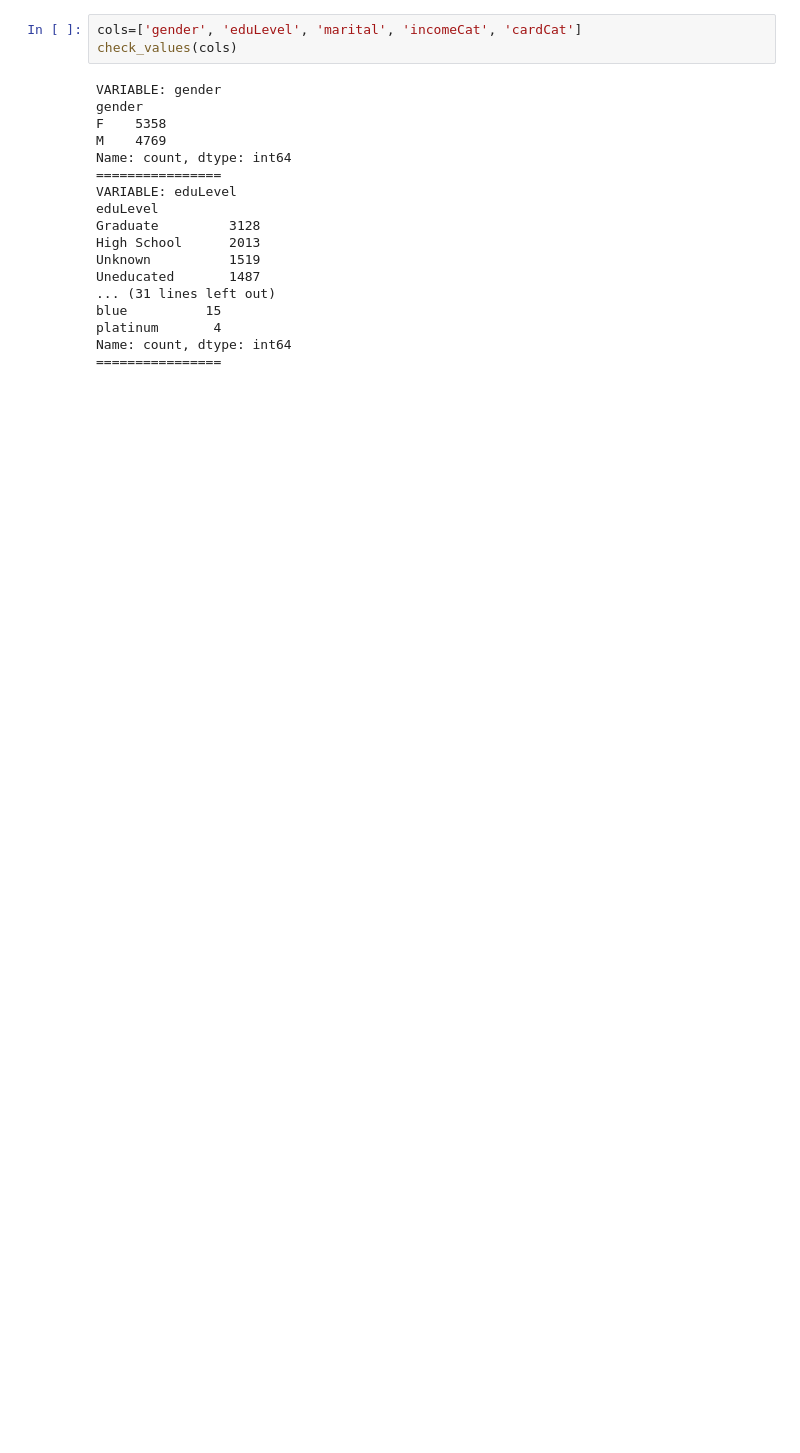
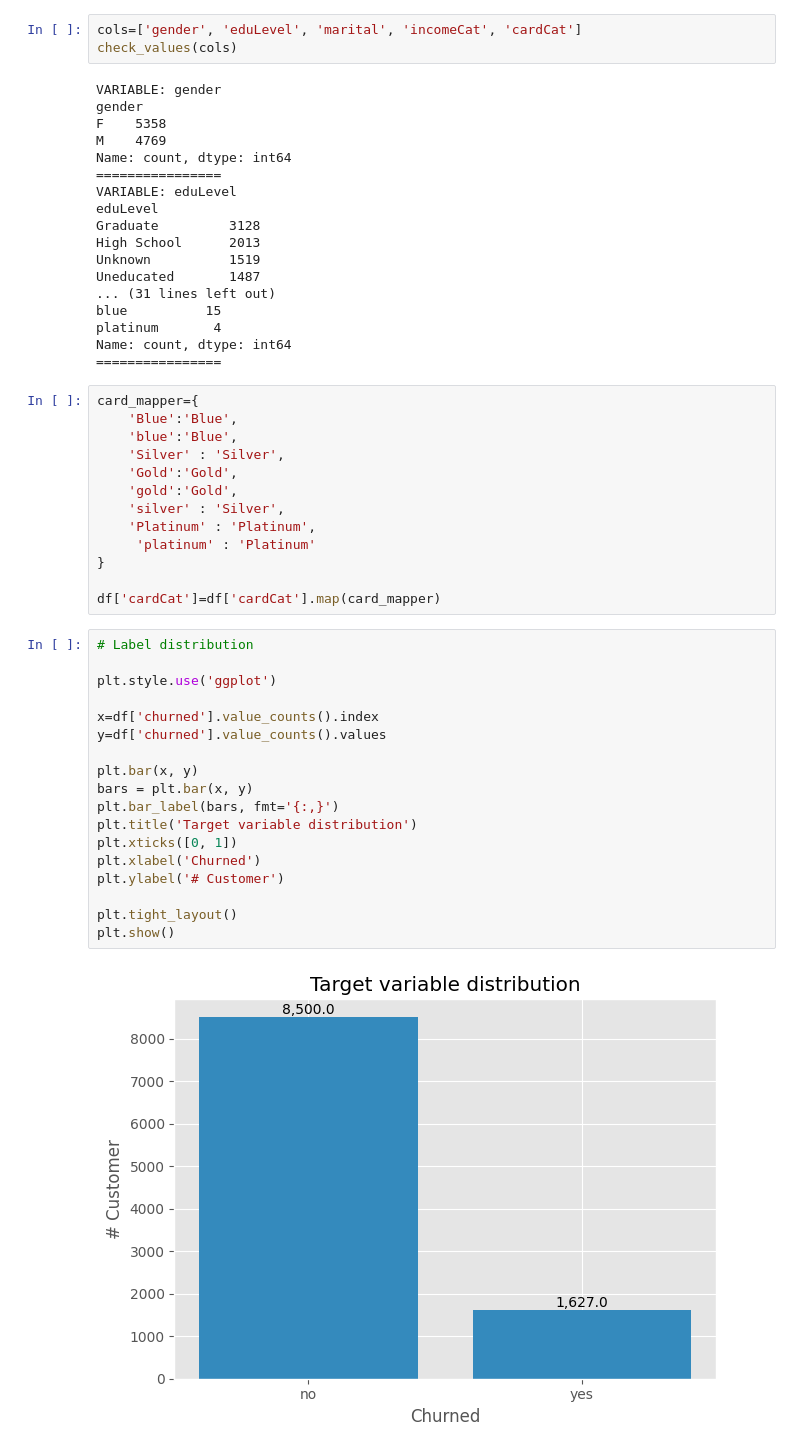
Before and after one commit to justgrossi/Projects, a Jupyter notebook: 2.Churn_Prediction/Churn_Prediction_in_the_Credit_Card_Industry.ipynb, the cells around one changed output. Cells and saved outputs as stored; diff of their text form; blank space fills up the shorter version.

```diff
--- a/2.Churn_Prediction/Churn_Prediction_in_the_Credit_Card_Industry.ipynb
+++ b/2.Churn_Prediction/Churn_Prediction_in_the_Credit_Card_Industry.ipynb
@@ -129,3 +99,36 @@ blue          15
 platinum       4
 Name: count, dtype: int64
 ================
+# %%
+card_mapper={
+    'Blue':'Blue',
+    'blue':'Blue',
+    'Silver' : 'Silver',
+    'Gold':'Gold',
+    'gold':'Gold',
+    'silver' : 'Silver',
+    'Platinum' : 'Platinum',
+     'platinum' : 'Platinum'
+}
+
+df['cardCat']=df['cardCat'].map(card_mapper)
+# %%
+# Label distribution
+
+plt.style.use('ggplot')
+
+x=df['churned'].value_counts().index
+y=df['churned'].value_counts().values
+
+plt.bar(x, y)
+bars = plt.bar(x, y)
+plt.bar_label(bars, fmt='{:,}')
+plt.title('Target variable distribution')
+plt.xticks([0, 1])
+plt.xlabel('Churned')
+plt.ylabel('# Customer')
+
+plt.tight_layout()
+plt.show()
+# %% [output]
+[figure, added]
```
Also changed, not shown: parts of 13 cells of this notebook.
